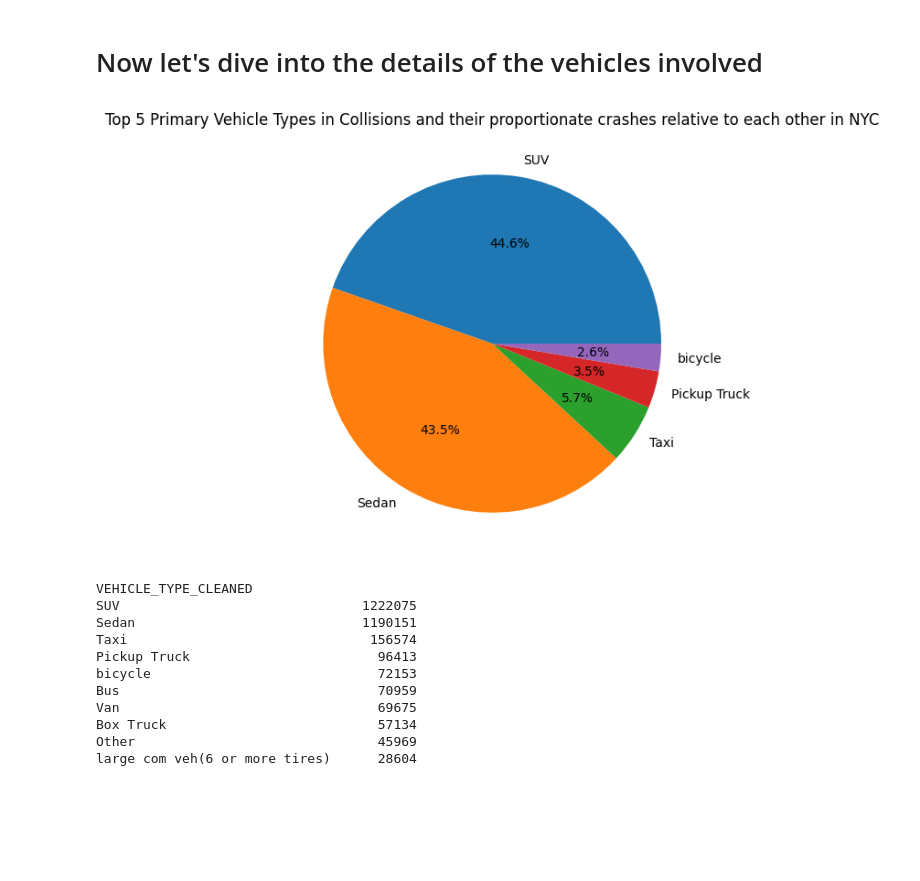
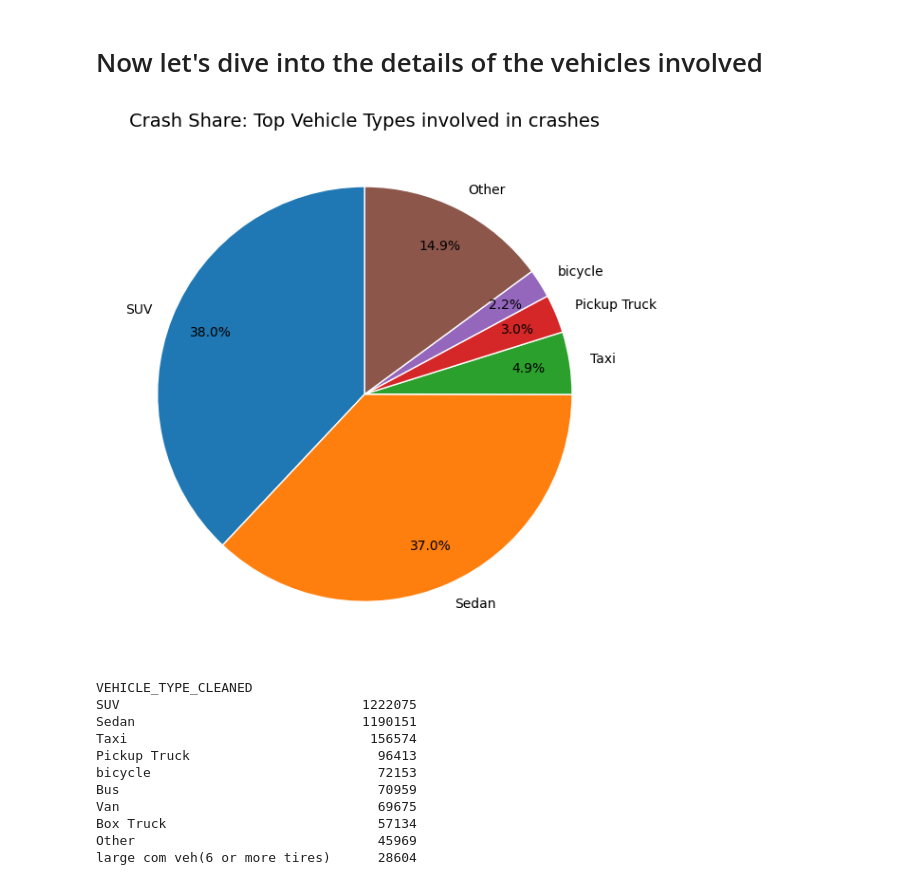
Before and after one commit to GisleGaren/GisleGaren.github.io, a Jupyter notebook: explainer/explainer.ipynb, the cells around one changed output. Drawn from its saved outputs; the diff is of its cells as text; code cells hidden in the pictures; blank space fills up the shorter version.

Commit message:
Grouped the Contributing factors to vehicle crashes and added the other slice in the pie chart

```diff
--- a/explainer/explainer.ipynb
+++ b/explainer/explainer.ipynb
@@ -177,26 +177,40 @@ vehicle_type_mapping = {
 
 df_vehicle["VEHICLE_TYPE_CLEANED"] = df_vehicle["VEHICLE_TYPE"].replace(vehicle_type_mapping)
 # %%
-plt.figure(figsize=(20, 6))
-
-# Get top 5 after dropping 'Passenger Vehicle'
-top_vehicles = (
+# 1) Compute full counts, dropping the unwanted categories
+counts = (
     df_vehicle["VEHICLE_TYPE_CLEANED"]
     .value_counts()
     .drop(["Passenger Vehicle", "Unknown"], errors="ignore")
-    .head(5)
 )
 
-ax = top_vehicles.plot(
+# 2) Take the top 5
+top5 = counts.head(5)
+
+# 3) Compute the “Other” bucket by summing everything else
+other = counts.iloc[5:].sum()
+
+#
+pie_data = top5.copy()
+pie_data["Other"] = other
+
+# 5) Plot
+plt.figure(figsize=(10, 6))
+pie_data.plot(
     kind="pie",
+    labels=pie_data.index,
     autopct="%1.1f%%",
-    title="Top 5 Primary Vehicle Types in Collisions and their proportionate crashes relative to each other in NYC",
-    ylabel=""
+    startangle=90,
+    pctdistance=0.8,            # pull labels in a bit
+    labeldistance=1.1,          # move category labels out
+    wedgeprops={"edgecolor": "w"}
 )
-
+plt.title("Crash Share: Top Vehicle Types involved in crashes", fontsize=14)
+plt.ylabel("")                  # remove default y-label
+plt.tight_layout()
 plt.show()
 # %% [output]
-[figure, old version]
+[figure, new version]
 # %%
 # List top 50 vehicle types
 top_50_vehicle_types = df_vehicle["VEHICLE_TYPE_CLEANED"].value_counts().head(50)
```
Also changed, not shown: parts of 3 cells of this notebook, 1 other file.
